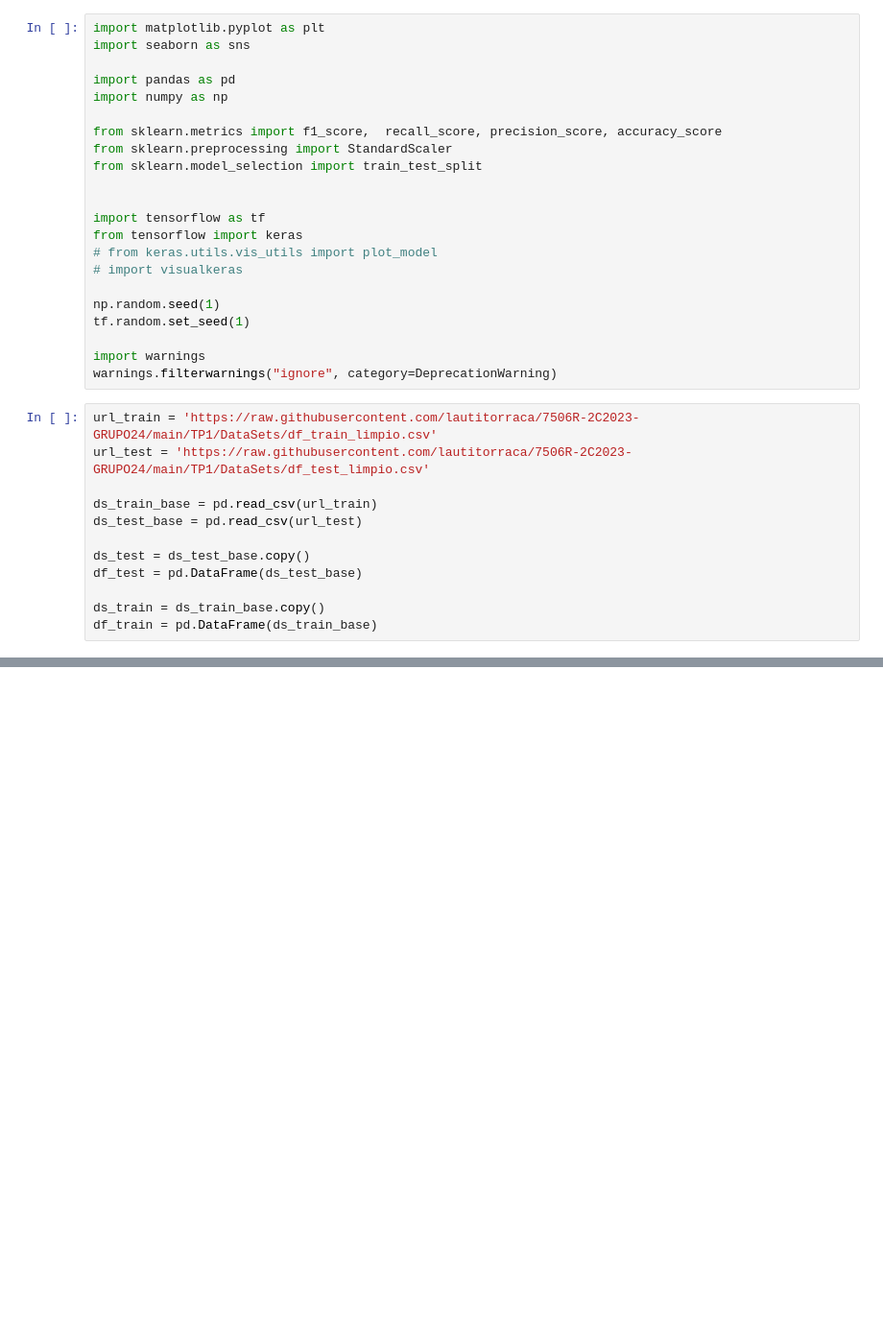
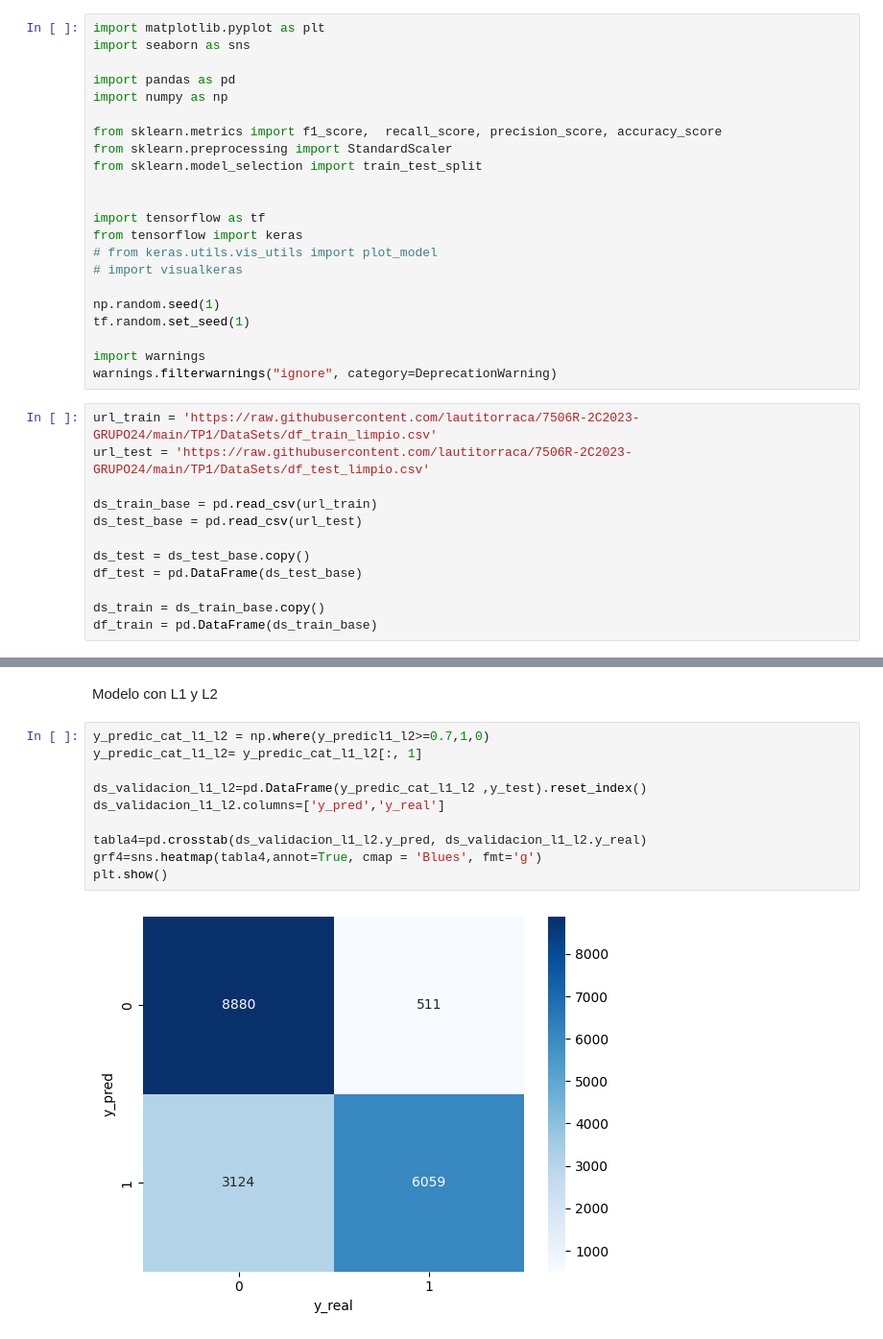
Before and after one commit to lautitorraca/7506R-2C2023-GRUPO24, a Jupyter notebook: TP1/7506R_TP1_GRUPO24_CHP4_ENTREGA.ipynb, the cells around one changed output, grey strips where cells are left out. Shown: that part at 96% size. Cells and saved outputs as stored; diff of their text form; blank space fills up the shorter version.

```diff
--- a/TP1/7506R_TP1_GRUPO24_CHP4_ENTREGA.ipynb
+++ b/TP1/7506R_TP1_GRUPO24_CHP4_ENTREGA.ipynb
@@ -142,0 +295,14 @@ AGREGAR CROSS VAL RS
+# %% [markdown]
+Modelo con L1 y L2
+# %%
+y_predic_cat_l1_l2 = np.where(y_predicl1_l2>=0.7,1,0)
+y_predic_cat_l1_l2= y_predic_cat_l1_l2[:, 1]
+
+ds_validacion_l1_l2=pd.DataFrame(y_predic_cat_l1_l2 ,y_test).reset_index()
+ds_validacion_l1_l2.columns=['y_pred','y_real']
+
+tabla4=pd.crosstab(ds_validacion_l1_l2.y_pred, ds_validacion_l1_l2.y_real)
+grf4=sns.heatmap(tabla4,annot=True, cmap = 'Blues', fmt='g')
+plt.show()
+# %% [output]
+[figure, added]
```
Also changed, not shown: parts of 34 cells of this notebook.
